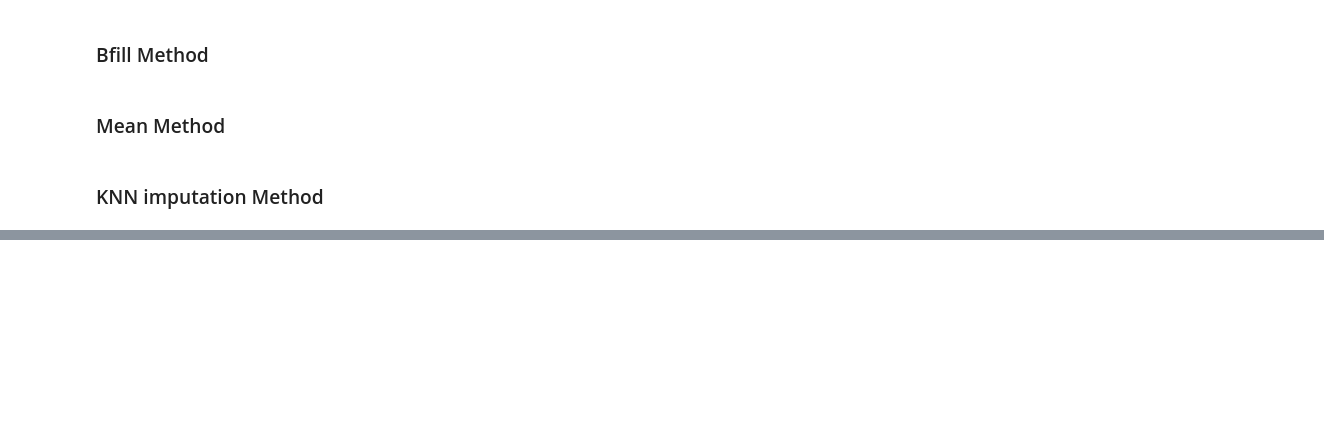
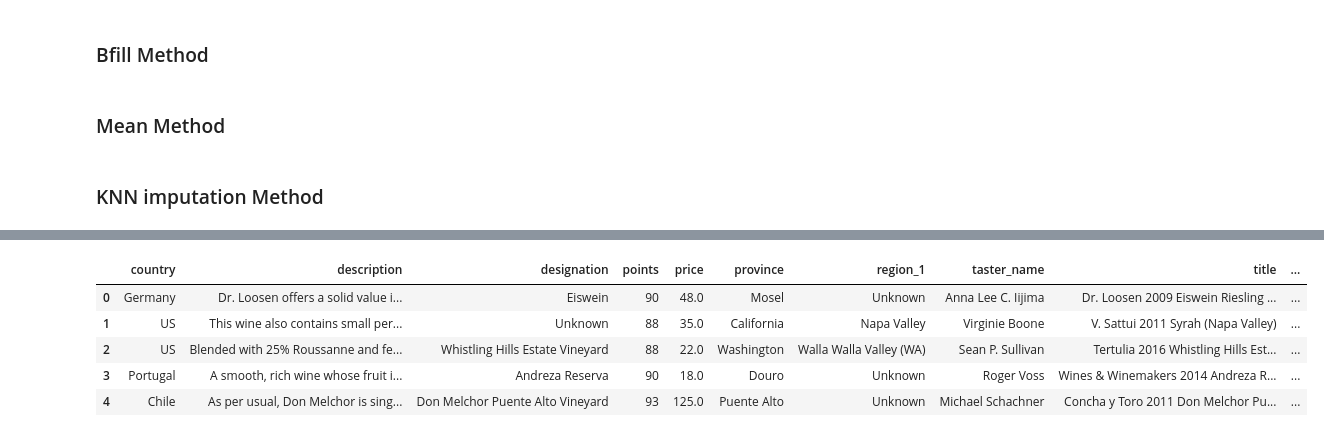
Before and after one commit to janmejoykar1807/KagglePracticeProject, a Jupyter notebook: Wine_Enthusiasts.ipynb, the cells around one changed output, grey strips where cells are left out. Drawn from its saved outputs; the diff is of its cells as text; code cells hidden in the pictures; blank space fills up the shorter version.

```diff
--- a/Wine_Enthusiasts.ipynb
+++ b/Wine_Enthusiasts.ipynb
@@ -342,0 +383,9 @@ nullscan(df)
+# %%
+new_df.head()
+# %% [output]
+|  | country | description | designation | points | price | province | region_1 | taster_name | title | ... |
+| 0 | Germany | Dr. Loosen offers a solid value i... | Eiswein | 90 | 48.0 | Mosel | Unknown | Anna Lee C. Iijima | Dr. Loosen 2009 Eiswein Riesling ... | ... |
+| 1 | US | This wine also contains small per... | Unknown | 88 | 35.0 | California | Napa Valley | Virginie Boone | V. Sattui 2011 Syrah (Napa Valley) | ... |
+| 2 | US | Blended with 25% Roussanne and fe... | Whistling Hills Estate Vineyard | 88 | 22.0 | Washington | Walla Walla Valley (WA) | Sean P. Sullivan | Tertulia 2016 Whistling Hills Est... | ... |
+| 3 | Portugal | A smooth, rich wine whose fruit i... | Andreza Reserva | 90 | 18.0 | Douro | Unknown | Roger Voss | Wines & Winemakers 2014 Andreza R... | ... |
+| 4 | Chile | As per usual, Don Melchor is sing... | Don Melchor Puente Alto Vineyard | 93 | 125.0 | Puente Alto | Unknown | Michael Schachner | Concha y Toro 2011 Don Melchor Pu... | ... |
```
Also changed, not shown: parts of 7 cells of this notebook.
